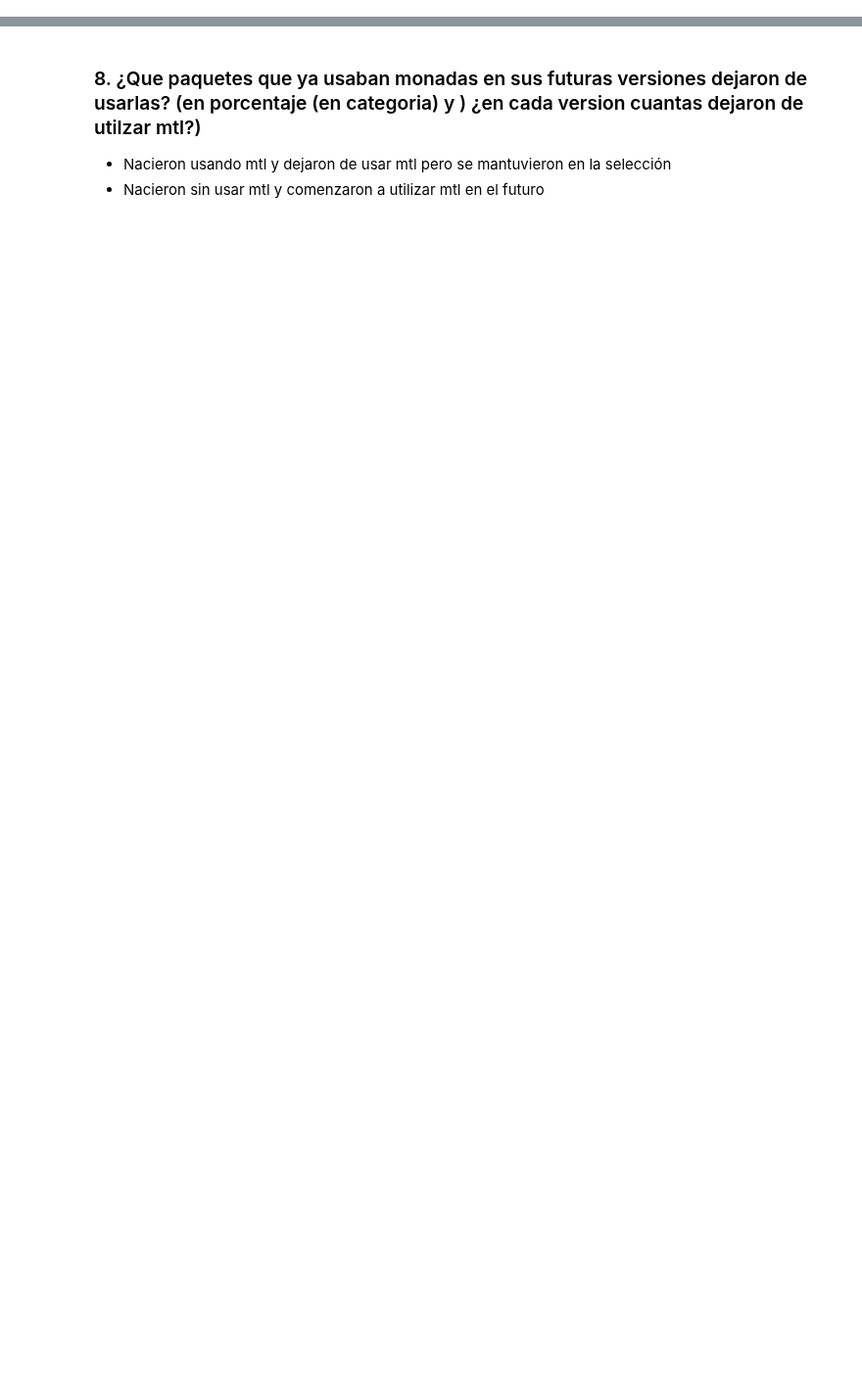
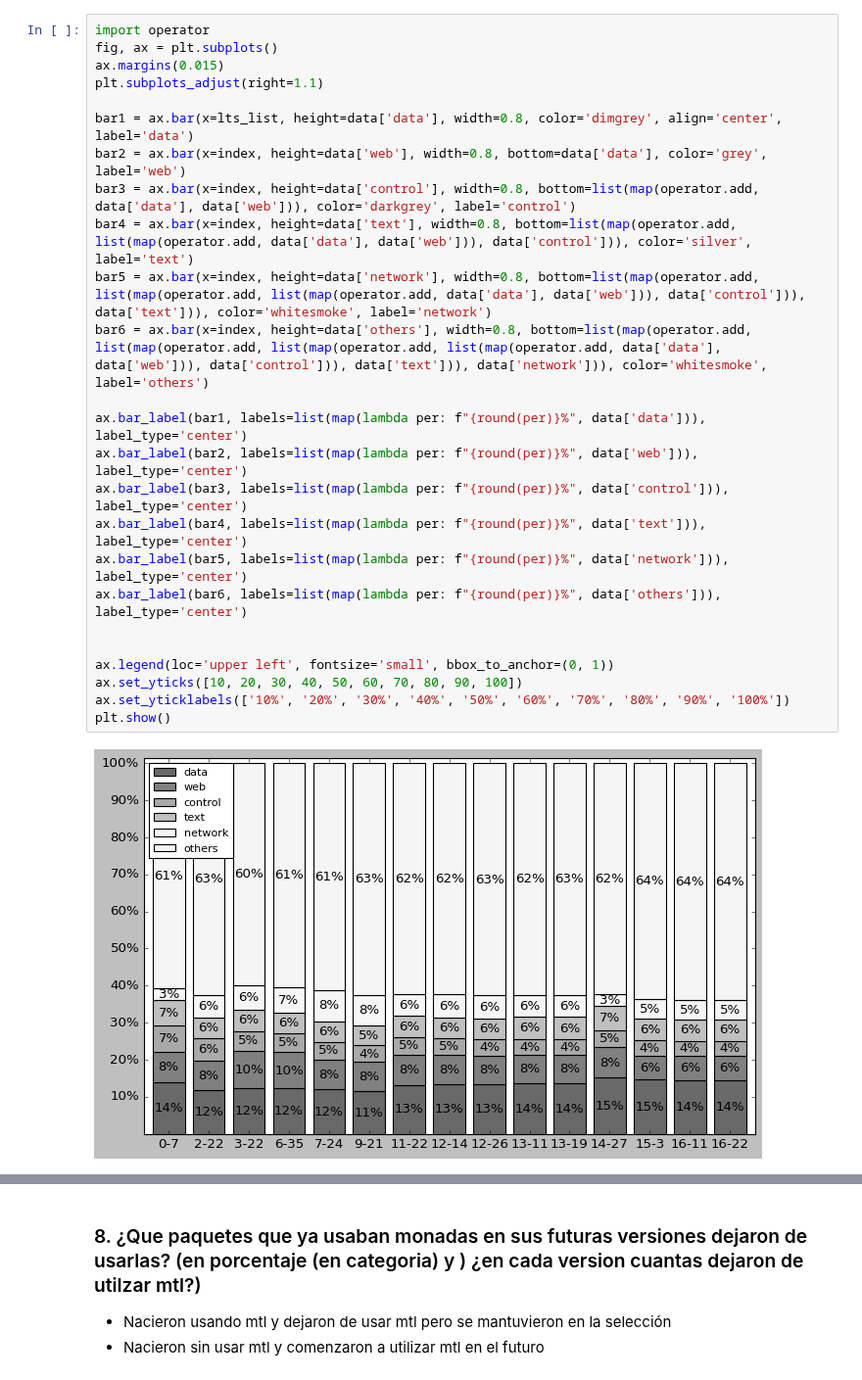
Before and after one commit to pragmaticslaboratory/stackage-evolution, a Jupyter notebook: notebooks/answers.ipynb, the cells around one changed output, grey strips where cells are left out. Shown at 98% size. Cells and saved outputs as stored; diff of their text form; blank space fills up the shorter version.

```diff
--- a/notebooks/answers.ipynb
+++ b/notebooks/answers.ipynb
@@ -419,0 +109,27 @@ plt.show()
+# %%
+import operator
+fig, ax = plt.subplots()
+ax.margins(0.015)
+plt.subplots_adjust(right=1.1)
+
+bar1 = ax.bar(x=lts_list, height=data['data'], width=0.8, color='dimgrey', align='center', label='data')
+bar2 = ax.bar(x=index, height=data['web'], width=0.8, bottom=data['data'], color='grey', label='web')
+bar3 = ax.bar(x=index, height=data['control'], width=0.8, bottom=list(map(operator.add, data['data'], data['web'])), color='darkgrey', label='control')
+bar4 = ax.bar(x=index, height=data['text'], width=0.8, bottom=list(map(operator.add, list(map(operator.add, data['data'], data['web'])), data['control'])), color='silver', label='text')
+bar5 = ax.bar(x=index, height=data['network'], width=0.8, bottom=list(map(operator.add, list(map(operator.add, list(map(operator.add, data['data'], data['web'])), data['control'])), data['text'])), color='whitesmoke', label='network')
+bar6 = ax.bar(x=index, height=data['others'], width=0.8, bottom=list(map(operator.add, list(map(operator.add, list(map(operator.add, list(map(operator.add, data['data'], data['web'])), data['control'])), data['text'])), data['network'])), color='whitesmoke', label='others')
+
+ax.bar_label(bar1, labels=list(map(lambda per: f"{round(per)}%", data['data'])), label_type='center')
+ax.bar_label(bar2, labels=list(map(lambda per: f"{round(per)}%", data['web'])), label_type='center')
+ax.bar_label(bar3, labels=list(map(lambda per: f"{round(per)}%", data['control'])), label_type='center')
+ax.bar_label(bar4, labels=list(map(lambda per: f"{round(per)}%", data['text'])), label_type='center')
+ax.bar_label(bar5, labels=list(map(lambda per: f"{round(per)}%", data['network'])), label_type='center')
+ax.bar_label(bar6, labels=list(map(lambda per: f"{round(per)}%", data['others'])), label_type='center')
+
+
+ax.legend(loc='upper left', fontsize='small', bbox_to_anchor=(0, 1))
+ax.set_yticks([10, 20, 30, 40, 50, 60, 70, 80, 90, 100])
+ax.set_yticklabels(['10%', '20%', '30%', '40%', '50%', '60%', '70%', '80%', '90%', '100%'])
+plt.show()
+# %% [output]
+[figure, added]
```
Also changed, not shown: parts of 68 cells of this notebook, 3 other files.
